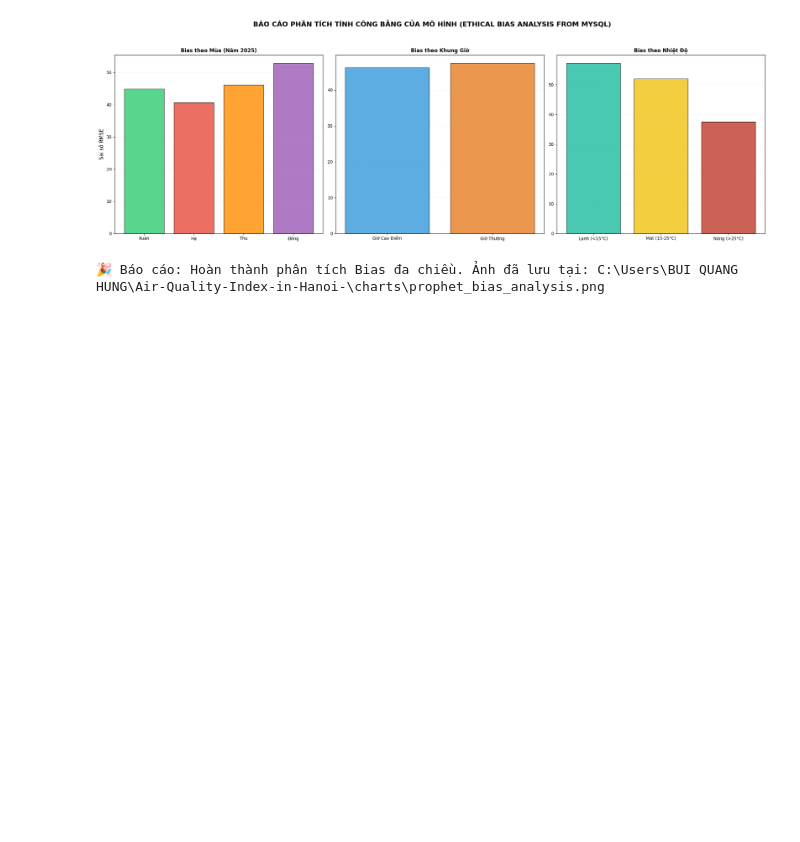
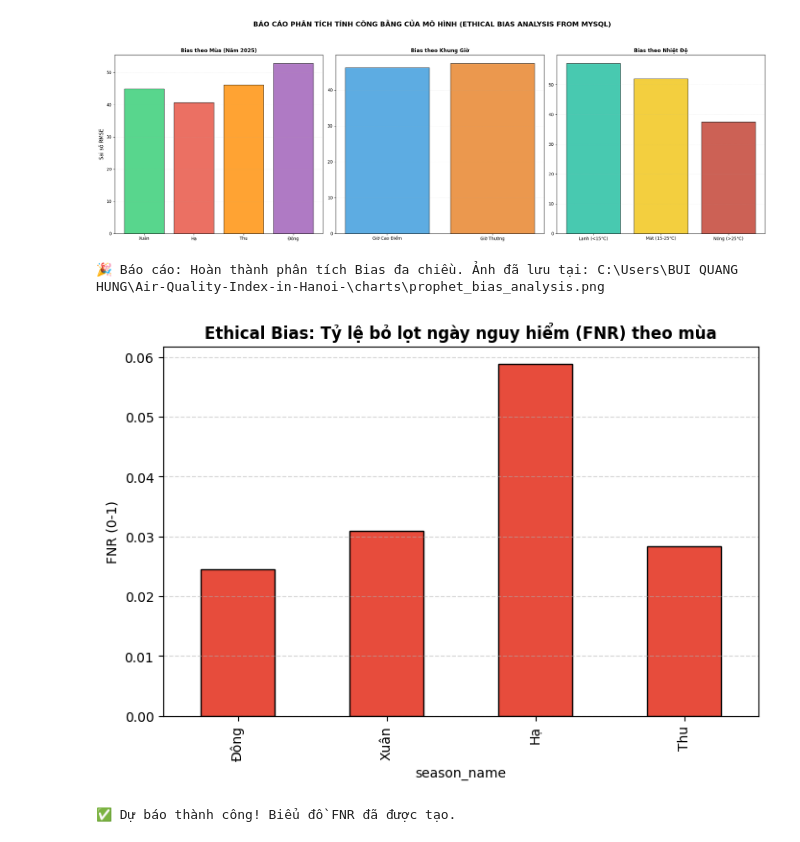
Before and after one commit to anh922006/air-quality-index-in-hanoi-, a Jupyter notebook: library_framework/Ethical_Bias_Report.ipynb, the cells around one changed output. Cells and saved outputs as stored; diff of their text form; code cells hidden in the pictures; blank space fills up the shorter version.

Commit message:
Cập nhật  Ethical bias

```diff
--- a/library_framework/Ethical_Bias_Report.ipynb
+++ b/library_framework/Ethical_Bias_Report.ipynb
@@ -109,3 +109,52 @@ print(f"🎉 Báo cáo: Hoàn thành phân tích Bias đa chiều. Ảnh đã l
 10:39:57 - cmdstanpy - INFO - Chain [1] done processing
 [figure]
 🎉 Báo cáo: Hoàn thành phân tích Bias đa chiều. Ảnh đã lưu tại: C:\Users\BUI QUANG HUNG\Air-Quality-Index-in-Hanoi-\charts\prophet_bias_analysis.png
+# %%
+import joblib
+import pandas as pd
+import numpy as np
+import matplotlib.pyplot as plt
+from sklearn.metrics import confusion_matrix\
+
+FEATURES_CLASSIFICATION = [
+    'co', 'no2', 'o3', 'pm10', 'pm25', 'so2',
+    'clouds', 'precipitation', 'pressure', 'relative_humidity',
+    'temperature', 'uv_index', 'wind_speed',
+    'month', 'hour', 'day_of_week', 'is_weekend', 'is_rush_hour', 'season'
+]
+
+# 2. LOAD MODEL
+model_clf = joblib.load('library_framework/best_model_classification.pkl')
+
+df_clean = df.dropna(subset=FEATURES_CLASSIFICATION).copy()
+
+# 4. DỰ BÁO
+# Lúc này df_clean chỉ chứa các cột gốc, hoàn toàn khớp với model
+df_clean['pred_class'] = model_clf.predict(df_clean[FEATURES_CLASSIFICATION])
+df_clean['actual_risk'] = (df_clean['y'] >= 100).astype(int)
+
+# 5. TÍNH TOÁN ETHICAL BIAS (FNR - Tỷ lệ bỏ lọt)
+def calculate_fnr(group):
+    # Tránh lỗi nếu nhóm không có ngày nào nguy hiểm
+    if group['actual_risk'].sum() == 0: return 0
+    tn, fp, fn, tp = confusion_matrix(group['actual_risk'], group['pred_class'], labels=[0, 1]).ravel()
+    return fn / (fn + tp)
+
+# Tạo lại season_name nếu cần
+df_clean['season_name'] = df_clean['season'].map({0: 'Đông', 1: 'Xuân', 2: 'Hạ', 3: 'Thu'})
+fnr_season = df_clean.groupby('season_name').apply(calculate_fnr).dropna()
+
+# 6. VẼ BIỂU ĐỒ
+plt.figure(figsize=(8, 5))
+order = [m for m in ['Đông', 'Xuân', 'Hạ', 'Thu'] if m in fnr_season.index]
+fnr_season.reindex(order).plot(kind='bar', color='#e74c3c', edgecolor='black')
+
+plt.title('Ethical Bias: Tỷ lệ bỏ lọt ngày nguy hiểm (FNR) theo mùa', fontweight='bold')
+plt.ylabel('FNR (0-1)')
+plt.grid(axis='y', linestyle='--', alpha=0.5)
+plt.show()
+
+print("✅ Dự báo thành công! Biểu đồ FNR đã được tạo.")
+# %% [output]
+[figure, added]
+✅ Dự báo thành công! Biểu đồ FNR đã được tạo.
```
Also changed, not shown: parts of 1 cell of this notebook, 5 other files.
